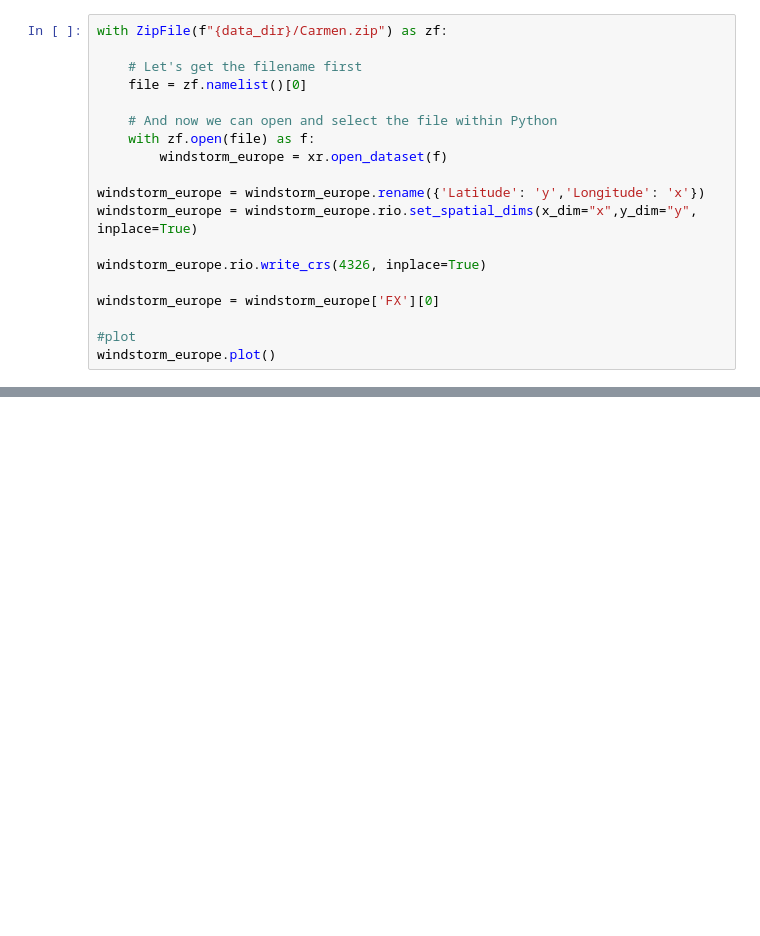
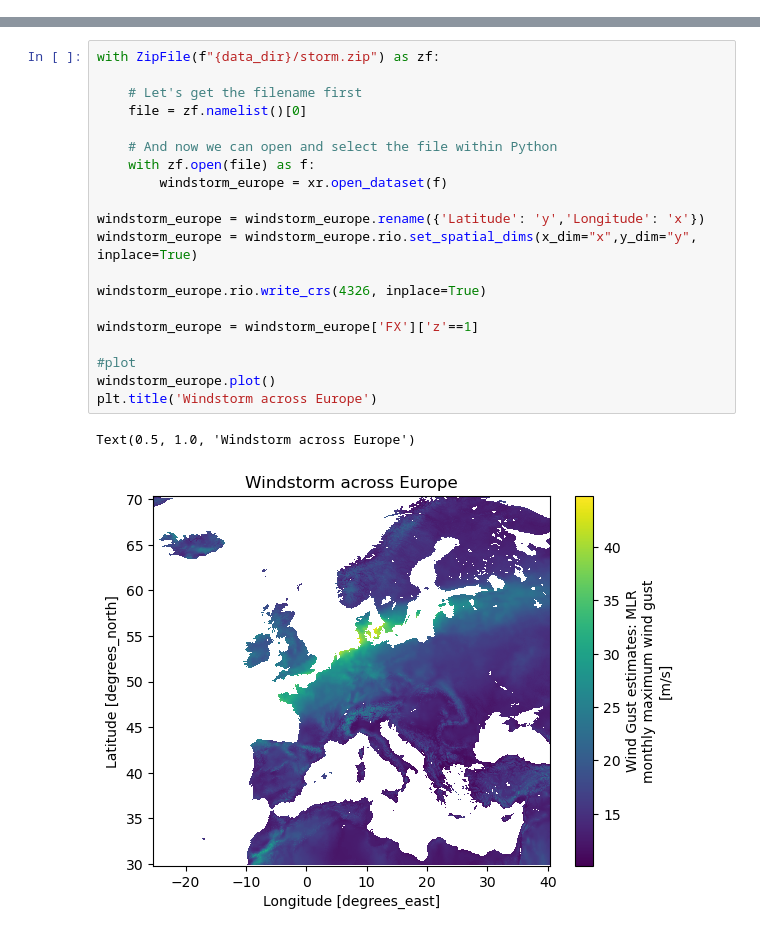
Before and after one commit to CLIMAAX/STORMS, a Jupyter notebook: WIND_raster.ipynb, the cells around one changed output, grey strips where cells are left out. Drawn from its saved outputs; the diff is of its cells as text; blank space fills up the shorter version.

```diff
--- a/WIND_raster.ipynb
+++ b/WIND_raster.ipynb
@@ -43,19 +0,0 @@ data_dir = os.path.join(workflow_folder,'data')
-# %%
-with ZipFile(f"{data_dir}/Carmen.zip") as zf:
-
-    # Let's get the filename first
-    file = zf.namelist()[0]
-
-    # And now we can open and select the file within Python
-    with zf.open(file) as f:
-        windstorm_europe = xr.open_dataset(f)
-
-windstorm_europe = windstorm_europe.rename({'Latitude': 'y','Longitude': 'x'})
-windstorm_europe = windstorm_europe.rio.set_spatial_dims(x_dim="x",y_dim="y", inplace=True)
-
-windstorm_europe.rio.write_crs(4326, inplace=True)
-
-windstorm_europe = windstorm_europe['FX'][0]
-
-#plot
-windstorm_europe.plot()
@@ -221,0 +169,23 @@ damage_map.plot()
+# %%
+with ZipFile(f"{data_dir}/storm.zip") as zf:
+
+    # Let's get the filename first
+    file = zf.namelist()[0]
+
+    # And now we can open and select the file within Python
+    with zf.open(file) as f:
+        windstorm_europe = xr.open_dataset(f)
+
+windstorm_europe = windstorm_europe.rename({'Latitude': 'y','Longitude': 'x'})
+windstorm_europe = windstorm_europe.rio.set_spatial_dims(x_dim="x",y_dim="y", inplace=True)
+
+windstorm_europe.rio.write_crs(4326, inplace=True)
+
+windstorm_europe = windstorm_europe['FX']['z'==1]
+
+#plot
+windstorm_europe.plot()
+plt.title('Windstorm across Europe')
+# %% [output]
+Text(0.5, 1.0, 'Windstorm across Europe')
+[figure, added]
```
Also changed, not shown: parts of 90 cells of this notebook.
